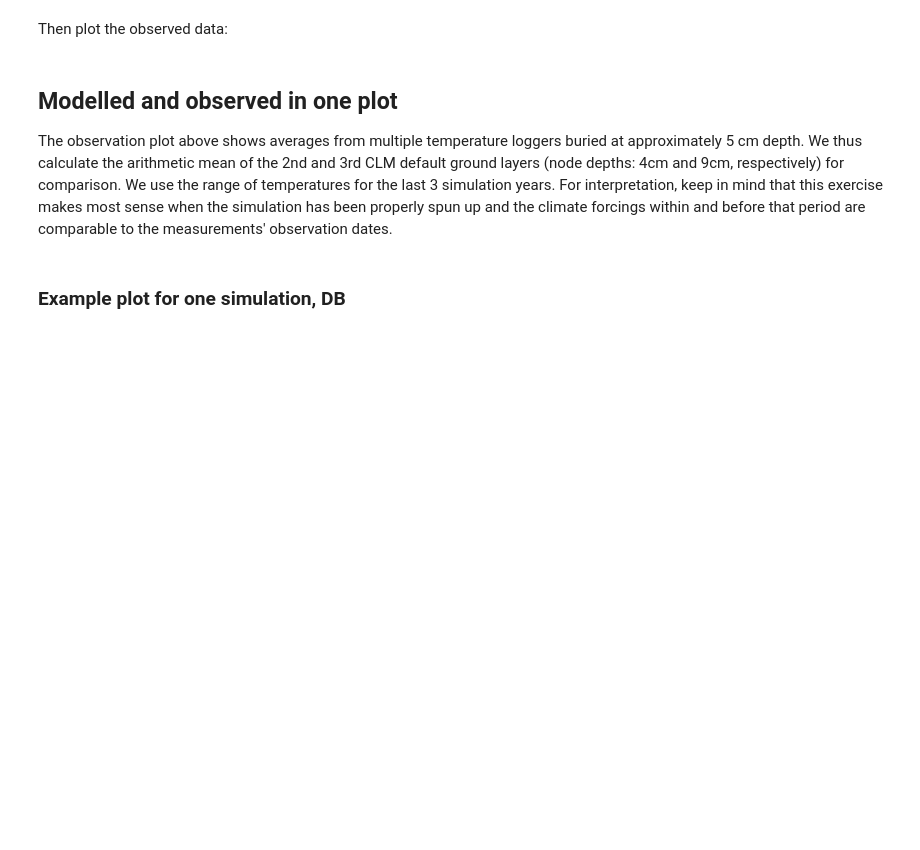
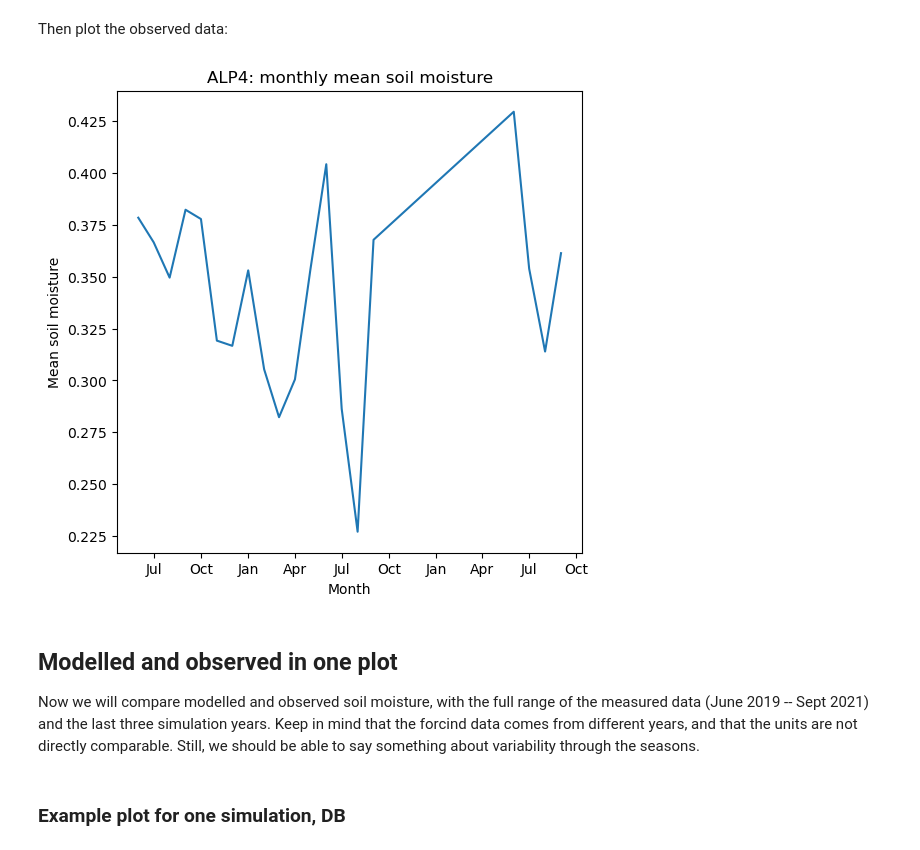
Before and after one commit to evalieungh/FATES_INCLINE, a Jupyter notebook: src/analysis_and_plotting/compare_model_to_obs_soil_moisture.ipynb, the cells around one changed output. Drawn from its saved outputs; the diff is of its cells as text; code cells hidden in the pictures; blank space fills up the shorter version.

```diff
--- a/src/analysis_and_plotting/compare_model_to_obs_soil_moisture.ipynb
+++ b/src/analysis_and_plotting/compare_model_to_obs_soil_moisture.ipynb
@@ -204,3 +247,3 @@ The next code cells will download the data, make some adjustments, and create mo
 # %%
-# Download data directly from OSF storage, make sure you are connected to the internet
-vcg_soil_temp_obs_df = pd.read_csv("https://osf.io/7tgxb/download", low_memory=False)
+# Load in data
+incline_soil_moisture = pd.read_csv("../../data/VCG/INCLINE_microclimate_soil_moisture.csv")
@@ -214,4 +250,4 @@ with open(Path("./dicts/vestland_climate_grid.json"), 'r', encoding='utf-8') as
 # %%
-# Subset soil temperatures for my site (ALP4 = Skjellingahaugen)
-mysite_soil_temp_obs_df = vcg_soil_temp_obs_df[vcg_soil_temp_obs_df["siteID"] == vcg_site_dict[site_code]['osf_csv_name']]
-mysite_soil_temp_obs_df.head()
+# Subset only the ALP4 = Skjellingahaugen site
+soil_moisture_obs = incline_soil_moisture[incline_soil_moisture["siteID"] == 'Skjellingahaugen']
+soil_moisture_obs.head()
@@ -223,9 +269,9 @@ print(f"To: {max(mysite_soil_temp_obs_df['date_time'])}")
 Calculate and display monthly and yearly means:
 # %%
 # Next we calculate monthly means
-monthly_mean_df = mysite_soil_temp_obs_df.groupby(
-    pd.PeriodIndex(mysite_soil_temp_obs_df['date_time'], freq='M')
-)['soiltemperature'].mean()
+monthly_mean_df = soil_moisture_obs.groupby(
+    pd.PeriodIndex(soil_moisture_obs['datetime'], freq='M')
+)['soil_moisture'].mean()
 
 # Convert to DataFrame
 monthly_mean_df = monthly_mean_df.to_frame()
@@ -244,18 +327,21 @@ Then plot the observed data:
 # %%
 # Plot for quick visualization
 import matplotlib.dates as mdates
 
 fig, ax = plt.subplots(figsize=(6, 6))
 
 ax.plot(monthly_mean_df['date_dt'],
-        monthly_mean_df['soiltemperature']
+        monthly_mean_df['soil_moisture']
        )
-ax.set_title(f"{site_code}: monthly mean soil temperatures")
+ax.set_title(f"{site_code}: monthly mean soil moisture")
 ax.set_xlabel("Month")
-ax.set_ylabel("Mean soil temperature [°C]")
+ax.set_ylabel("Mean soil moisture")
 ax.xaxis.set_major_formatter(mdates.DateFormatter('%b'))
+# %% [output]
+[figure, added]
 # %% [markdown]
 ## Modelled and observed in one plot
-The observation plot above shows averages from multiple temperature loggers buried at approximately 5 cm depth. We thus calculate the arithmetic mean of the 2nd and 3rd CLM default ground layers (node depths: 4cm and 9cm, respectively) for comparison. We use the range of temperatures for the last 3 simulation years. For interpretation, keep in mind that this exercise makes most sense when the simulation has been properly spun up and the climate forcings within and before that period are comparable to the measurements' observation dates.
+
+Now we will compare modelled and observed soil moisture, with the full range of the measured data (June 2019 -- Sept 2021) and the last three simulation years. Keep in mind that the forcind data comes from different years, and that the units are not directly comparable. Still, we should be able to say something about variability through the seasons.
 # %% [markdown]
 ### Example plot for one simulation, DB
```
Also changed, not shown: parts of 30 cells of this notebook.
